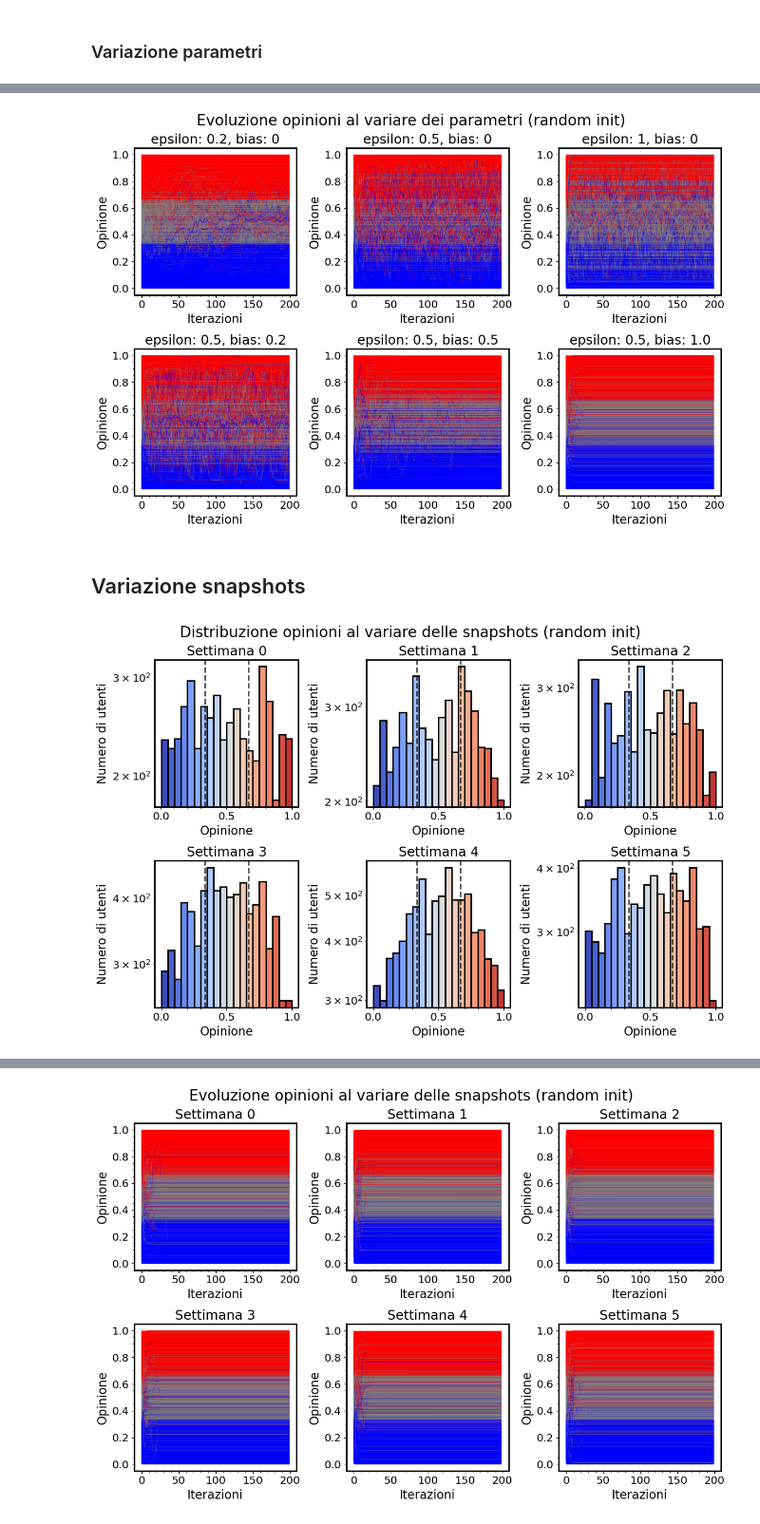
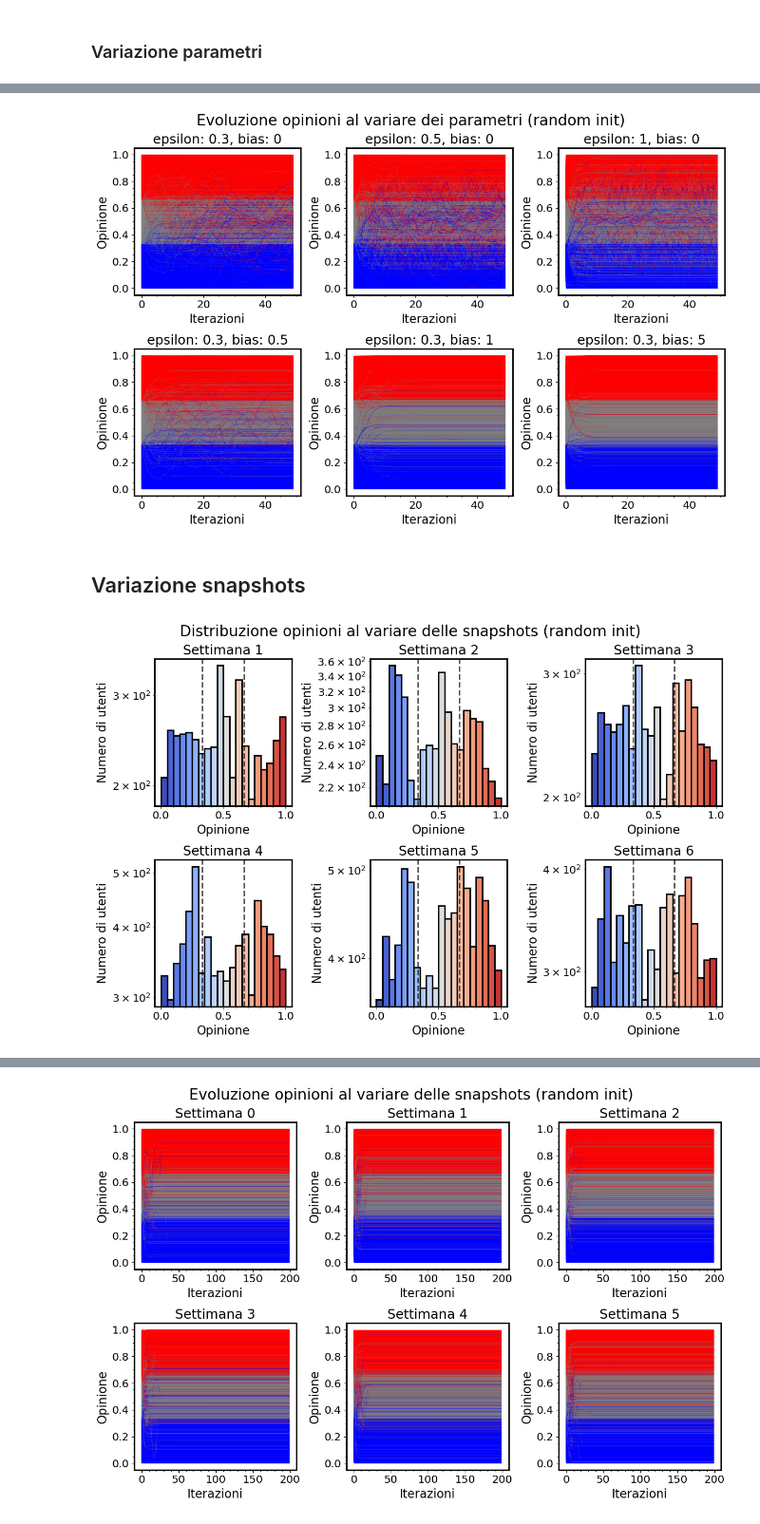
Before and after one commit to LeonardoCaridi/2024_caridi, a Jupyter notebook: open_problem/Diffusion_opinion.ipynb, the cells around one changed output, grey strips where cells are left out. Shown at 95% size. Drawn from its saved outputs; the diff is of its cells as text; code cells hidden in the pictures.

```diff
--- a/open_problem/Diffusion_opinion.ipynb
+++ b/open_problem/Diffusion_opinion.ipynb
@@ -224,15 +215,15 @@ simulator.plot_opinion_evolution(save=True)
 # %% [markdown]
 ### Variazione parametri
 # %%
-random_opinion = True
-epsilon_values = [0.2, 0.5, 1, 0.5, 0.5, 0.5]
-bias_values = [0, 0, 0, 0.2, 0.5, 1.0]
+random_opinion = False
+epsilon_values = [0.3, 0.5, 1, 0.3, 0.3, 0.3]
+bias_values = [0, 0, 0, 0.5, 1, 5]
 
 simulator = []
 for i, (epsilon, bias) in enumerate(zip(epsilon_values, bias_values)):
 
     simulator.append(OpinionDiffusionSimulator(full_graph_backbone,
-                                               iterations=200,
+                                               iterations=50,
                                                epsilon=epsilon,
                                                bias=bias,
                                                reduced_weight=True,
@@ -322,7 +313,7 @@ plt.subplots_adjust(top=0.9)  # Lascia spazio per il titolo principale
 plt.savefig(os.path.join("plots", title))
 plt.show()
 # %% [output]
-[figure, old version]
+[figure, new version]
 # %% [markdown]
 ## Variazione snapshots
 # %%
@@ -332,8 +323,8 @@ simulator = []
 for i in range(6):
     week_graph = nx.read_gexf(os.path.join("..","data_collection","graph", f"network_week_{i+1}.gexf"))
     simulator.append(OpinionDiffusionSimulator(week_graph,
-                                               iterations=200,
-                                               epsilon=0.5,
+                                               iterations=50,
+                                               epsilon=0.3,
                                                bias=1.0,
                                                reduced_weight=True,
                                                random_opinion=random_opinion
@@ -342,31 +333,31 @@ for i in range(6):
 # %%
 # Crea una figura con 2 righe e 3 colonne
 fig, axes = plt.subplots(2, 3, figsize=(12, 8))
 
 axes = axes.flatten()  # Converte la matrice 2x3 in un array per un facile accesso
 
 for i in range(6):
     ax = axes[i]
     simulator[i].plot_opinion_distribution(title=f'Settimana {i}',
                                            ax=ax,
                                            save=False
                                           )
-    if random_opinion: ax.set_title(f'Settimana {i}')
+    if random_opinion: ax.set_title(f'Settimana {i+1}')
 
 # Aggiungere un titolo alla figura
 title = "Distribuzione opinioni al variare delle snapshots"
 if random_opinion: title += " (random init)"
 fig.suptitle(title, fontsize=20)
 
 # Regolare gli spazi tra i grafici
 plt.tight_layout()
 plt.subplots_adjust(top=0.9)  # Lascia spazio per il titolo principale
 
 # Salva l'immagine in un file
 plt.savefig(os.path.join("plots", title))
 plt.show()
 # %% [output]
-[figure, old version]
+[figure, new version]
 # %%
 # Crea una figura con 2 righe e 3 colonne
 fig, axes = plt.subplots(2, 3, figsize=(12, 8))
```
Also changed, not shown: parts of 11 cells of this notebook, 17 other files.
